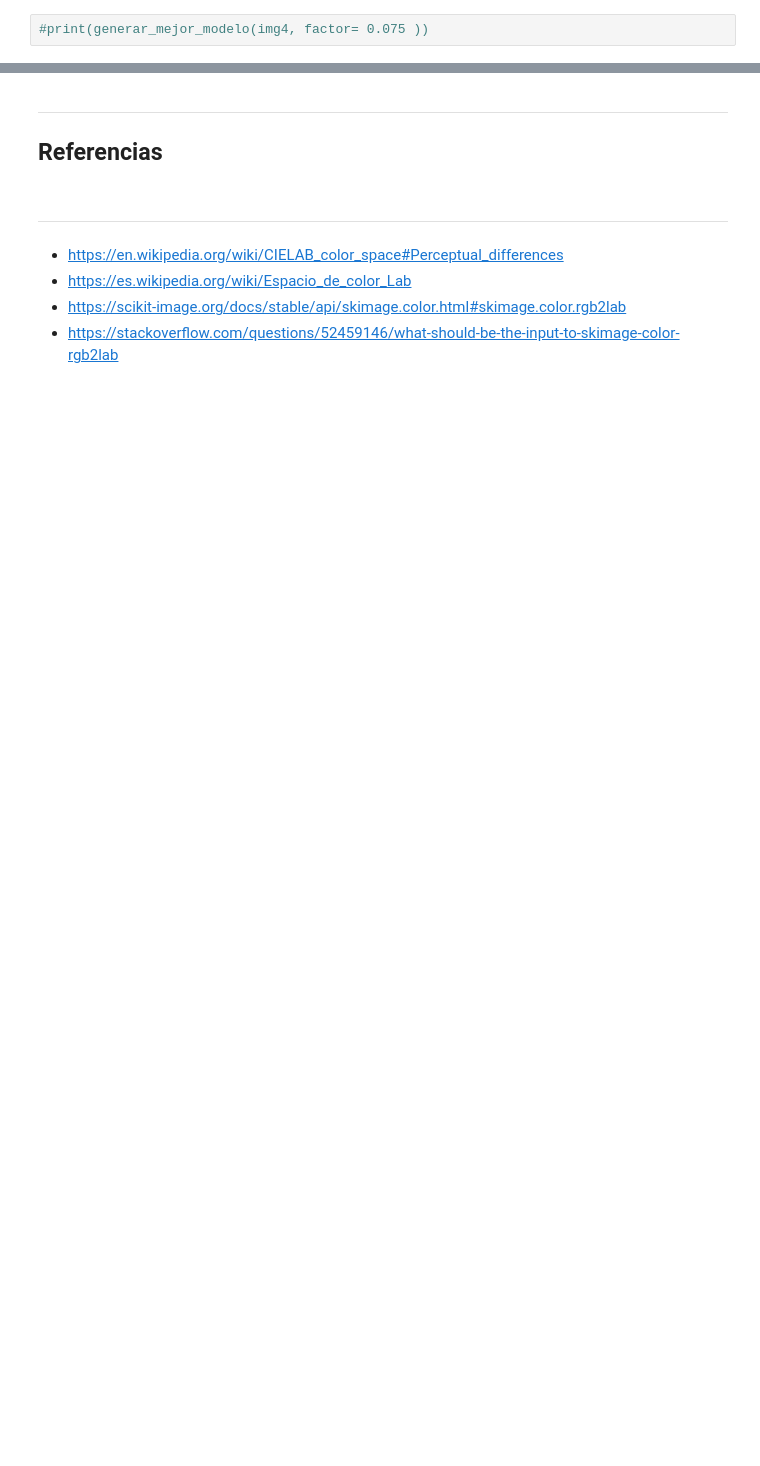
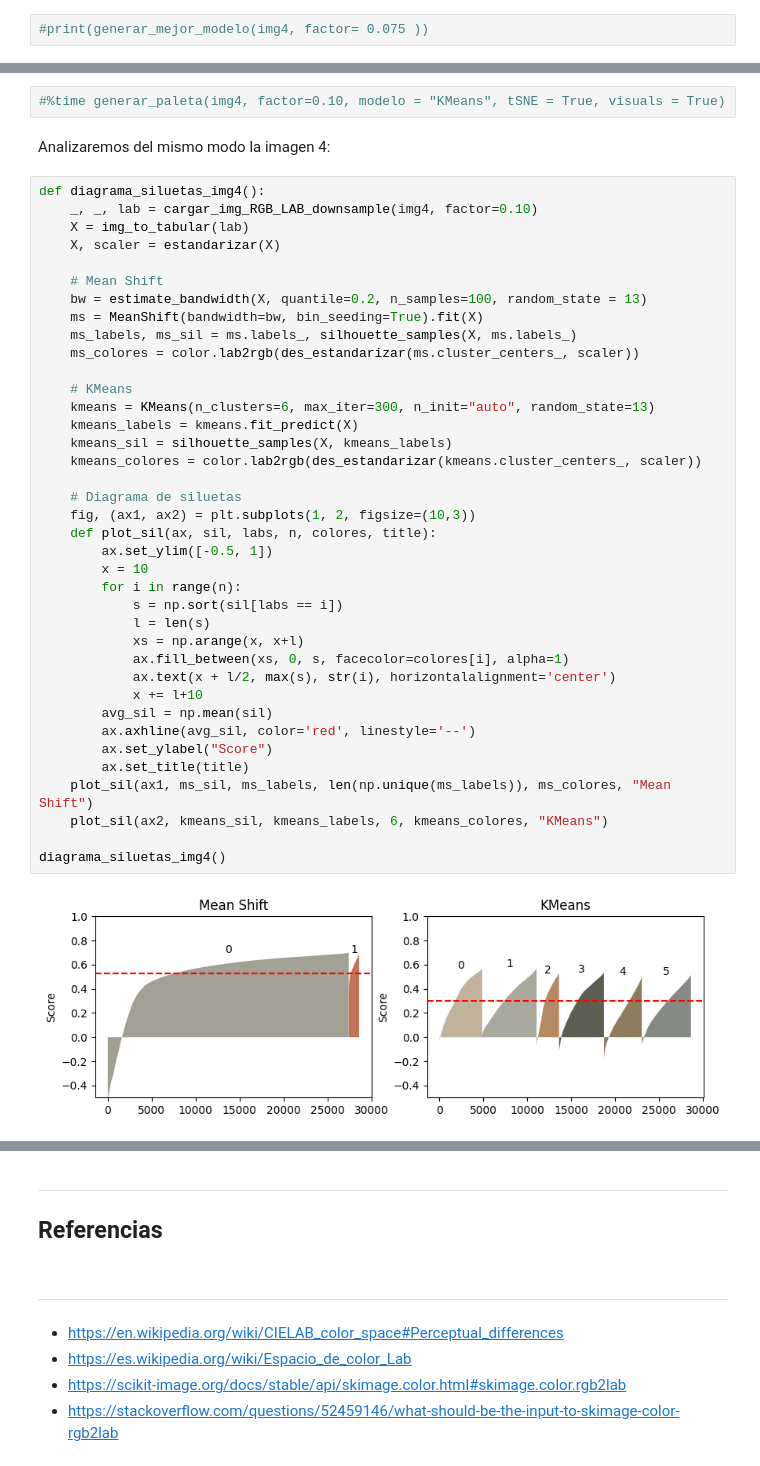
Before and after one commit to Jorbnc/MAIA-UL, a Jupyter notebook: 03_UL_microproyecto_01.ipynb, the cells around one changed output, grey strips where cells are left out. Saved outputs shown, nothing was run; the diff lists cells and outputs as text; blank space fills up the shorter version.

```diff
--- a/03_UL_microproyecto_01.ipynb
+++ b/03_UL_microproyecto_01.ipynb
@@ -873,0 +867,44 @@ Wall time: 1min 36s
+# %%
+#%time generar_paleta(img4, factor=0.10, modelo = "KMeans", tSNE = True, visuals = True)
+# %% [markdown]
+Analizaremos del mismo modo la imagen 4:
+# %%
+def diagrama_siluetas_img4():
+    _, _, lab = cargar_img_RGB_LAB_downsample(img4, factor=0.10)
+    X = img_to_tabular(lab)
+    X, scaler = estandarizar(X)
+
+    # Mean Shift
+    bw = estimate_bandwidth(X, quantile=0.2, n_samples=100, random_state = 13)
+    ms = MeanShift(bandwidth=bw, bin_seeding=True).fit(X)
+    ms_labels, ms_sil = ms.labels_, silhouette_samples(X, ms.labels_)
+    ms_colores = color.lab2rgb(des_estandarizar(ms.cluster_centers_, scaler))
+
+    # KMeans
+    kmeans = KMeans(n_clusters=6, max_iter=300, n_init="auto", random_state=13)
+    kmeans_labels = kmeans.fit_predict(X)
+    kmeans_sil = silhouette_samples(X, kmeans_labels)
+    kmeans_colores = color.lab2rgb(des_estandarizar(kmeans.cluster_centers_, scaler))
+
+    # Diagrama de siluetas
+    fig, (ax1, ax2) = plt.subplots(1, 2, figsize=(10,3))
+    def plot_sil(ax, sil, labs, n, colores, title):
+        ax.set_ylim([-0.5, 1])
+        x = 10
+        for i in range(n):
+            s = np.sort(sil[labs == i])
+            l = len(s)
+            xs = np.arange(x, x+l)
+            ax.fill_between(xs, 0, s, facecolor=colores[i], alpha=1)
+            ax.text(x + l/2, max(s), str(i), horizontalalignment='center')
+            x += l+10
+        avg_sil = np.mean(sil)
+        ax.axhline(avg_sil, color='red', linestyle='--')
+        ax.set_ylabel("Score")
+        ax.set_title(title)
+    plot_sil(ax1, ms_sil, ms_labels, len(np.unique(ms_labels)), ms_colores, "Mean Shift")
+    plot_sil(ax2, kmeans_sil, kmeans_labels, 6, kmeans_colores, "KMeans")
+
+diagrama_siluetas_img4()
+# %% [output]
+[figure, added]
```
Also changed, not shown: parts of 37 cells of this notebook, 7 other files.
